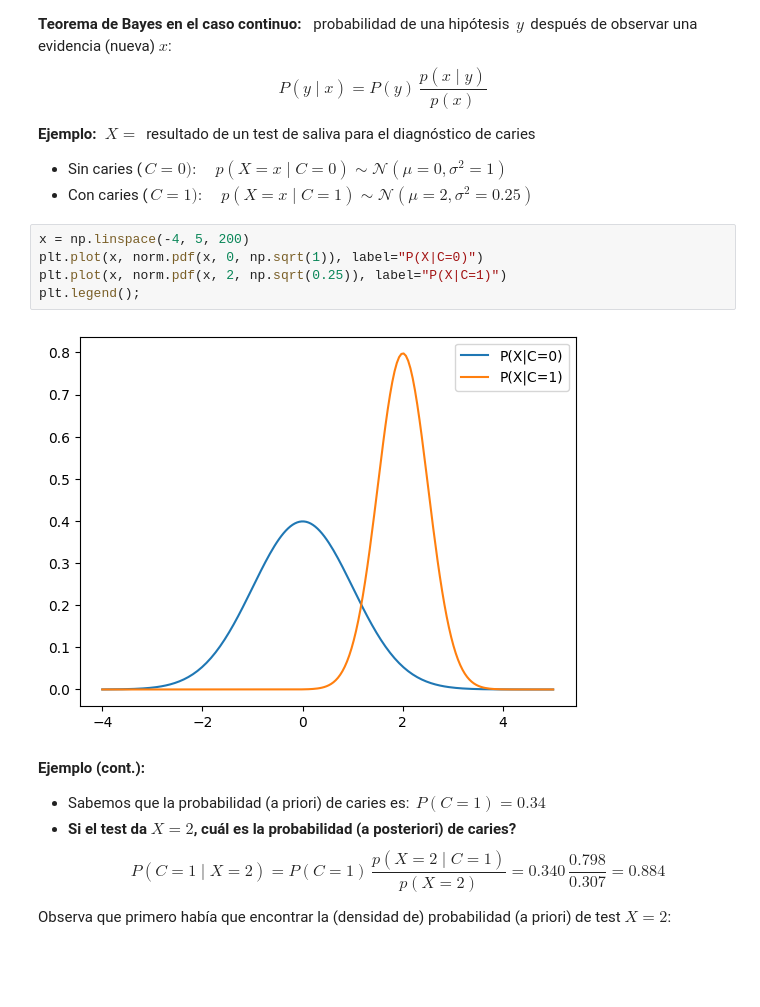
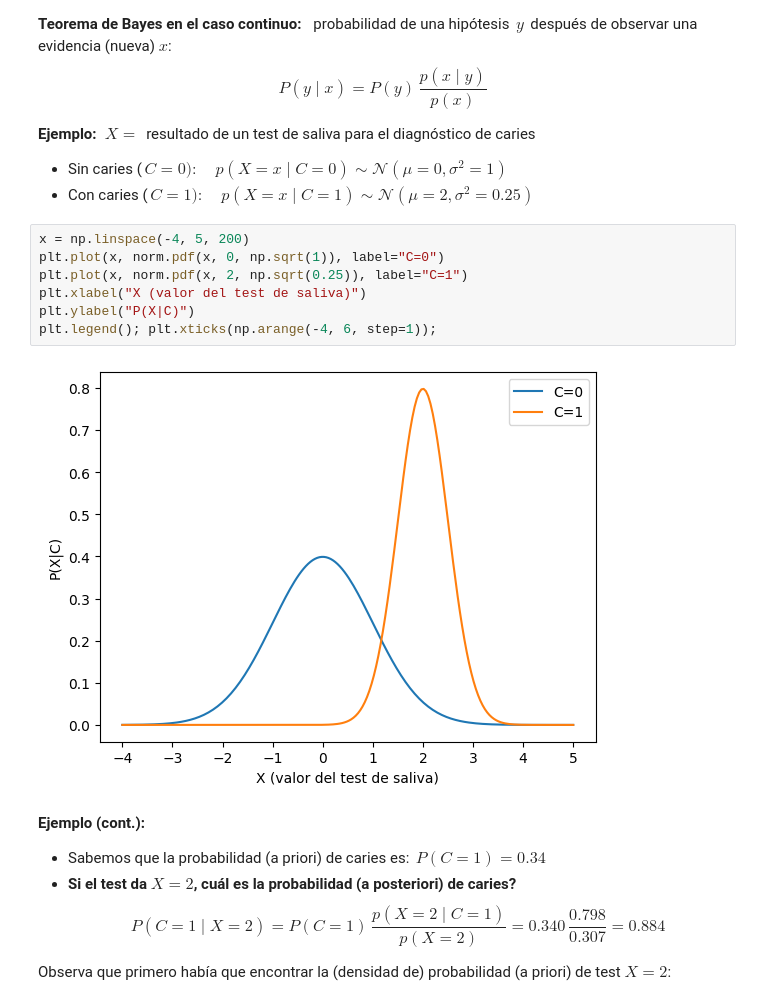
Before and after one commit to jsilvestreUPV/SIN-EPSA, a Jupyter notebook: B2/Teo/T2: Razonamiento probabilístico/T2.2a Variables continuas y regla de Bayes.ipynb, the cells around one changed output. Cells and saved outputs as stored; diff of their text form; blank space fills up the shorter version.

Commit message:
Typo + added figure for normal PDFs of P(X=c|C=c)

```diff
--- a/B2/Teo/T2: Razonamiento probabilístico/T2.2a Variables continuas y regla de Bayes.ipynb
+++ b/B2/Teo/T2: Razonamiento probabilístico/T2.2a Variables continuas y regla de Bayes.ipynb
@@ -40,11 +40,13 @@ $$P(y\mid x) = P(y)\,\frac{p(x\mid y)}{p(x)}$$
 * Con caries ($\,C=1): \quad p(X=x\mid C=1)\sim\mathcal{N}(\mu=2, \sigma^2=0.25)$
 # %%
 x = np.linspace(-4, 5, 200)
-plt.plot(x, norm.pdf(x, 0, np.sqrt(1)), label="P(X|C=0)")
-plt.plot(x, norm.pdf(x, 2, np.sqrt(0.25)), label="P(X|C=1)")
-plt.legend();
+plt.plot(x, norm.pdf(x, 0, np.sqrt(1)), label="C=0")
+plt.plot(x, norm.pdf(x, 2, np.sqrt(0.25)), label="C=1")
+plt.xlabel("X (valor del test de saliva)")
+plt.ylabel("P(X|C)")
+plt.legend(); plt.xticks(np.arange(-4, 6, step=1));
 # %% [output]
-[figure, old version]
+[figure, new version]
 # %% [markdown]
 **Ejemplo (cont.):**
 
```
Also changed, not shown: parts of 1 cell of this notebook.
